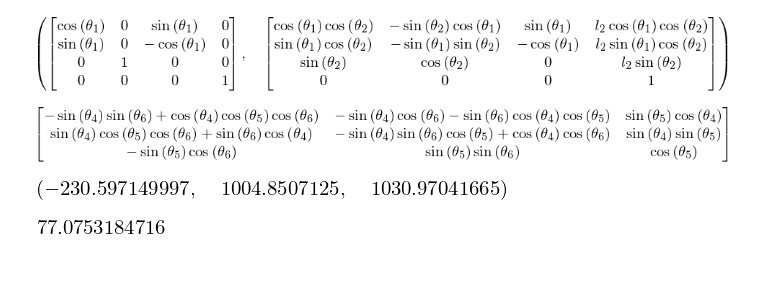
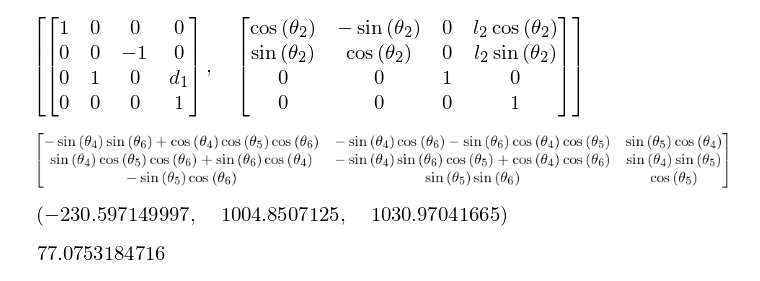
Before and after one commit to JorgeDeLosSantos/fur-code, a Jupyter notebook: nbooks/1703/Jacobiano_Algoritmo.ipynb, the cells around one changed output. Saved outputs shown, nothing was run; the diff lists cells and outputs as text; code cells hidden in the pictures.

```diff
--- a/nbooks/Jacobiano_Algoritmo.ipynb
+++ b/nbooks/1703/Jacobiano_Algoritmo.ipynb
@@ -68,14 +68,12 @@ T4 = Manipulator((0,pi/2,d1,0,'p'), (0,pi/2,d2,pi/2,'p'), (0,0,d3,0,'p')) # PPP
 T6DOF = Manipulator((0,-pi/2,0,t1,'r'), (0,pi/2,d2,t2,'r'), (0,0,d3,0,'p'),
                     (0,-pi/2,0,t4),(0,pi/2,0,t5),(0,0,d6,t6)) # PPP
 # %%
-RRR = Manipulator((0,pi/2,d1,t1),(l2,0,0,t2),(l3,0,0,t3)) # RRR
-RRR1 = Manipulator((l1,0,0,t1),(l2,0,0,t2),(l3,0,0,t3)) # RRR
-RR = Manipulator((l1,0,0,t1),(l2,0,0,t2)) # RR
-RRR0 = Manipulator((0,pi/2,0,t1),(l2,0,0,t2)) # RRR
-RRR0.Ts[0],RRR0.Ts[0]*RRR0.Ts[1]
-#RRR0.J
+# RR = Manipulator((l1,0,0,t1),(l2,0,0,t2))
+# RR.T
+M = Manipulator((0,pi/2,d1,0),(l2,0,0,t2))
+M.Ts
 # %% [output]
-[figure, old version]
+[figure, new version]
 # %%
 import operator, functools
 RRR = Manipulator((0,pi/2,d1,t1),(l2,0,0,t2),(l3,0,0,t3)) # RRR
```
Also changed, not shown: parts of 1 cell of this notebook, 42 other files.
